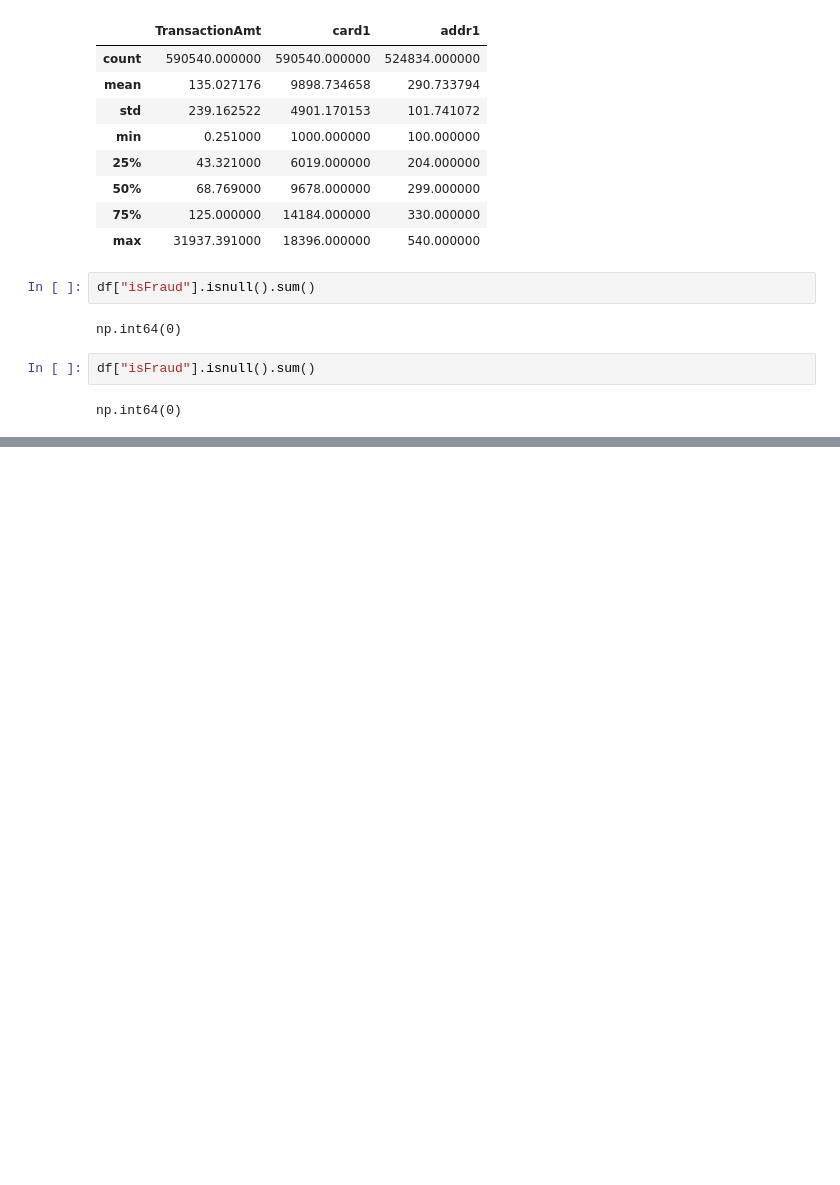
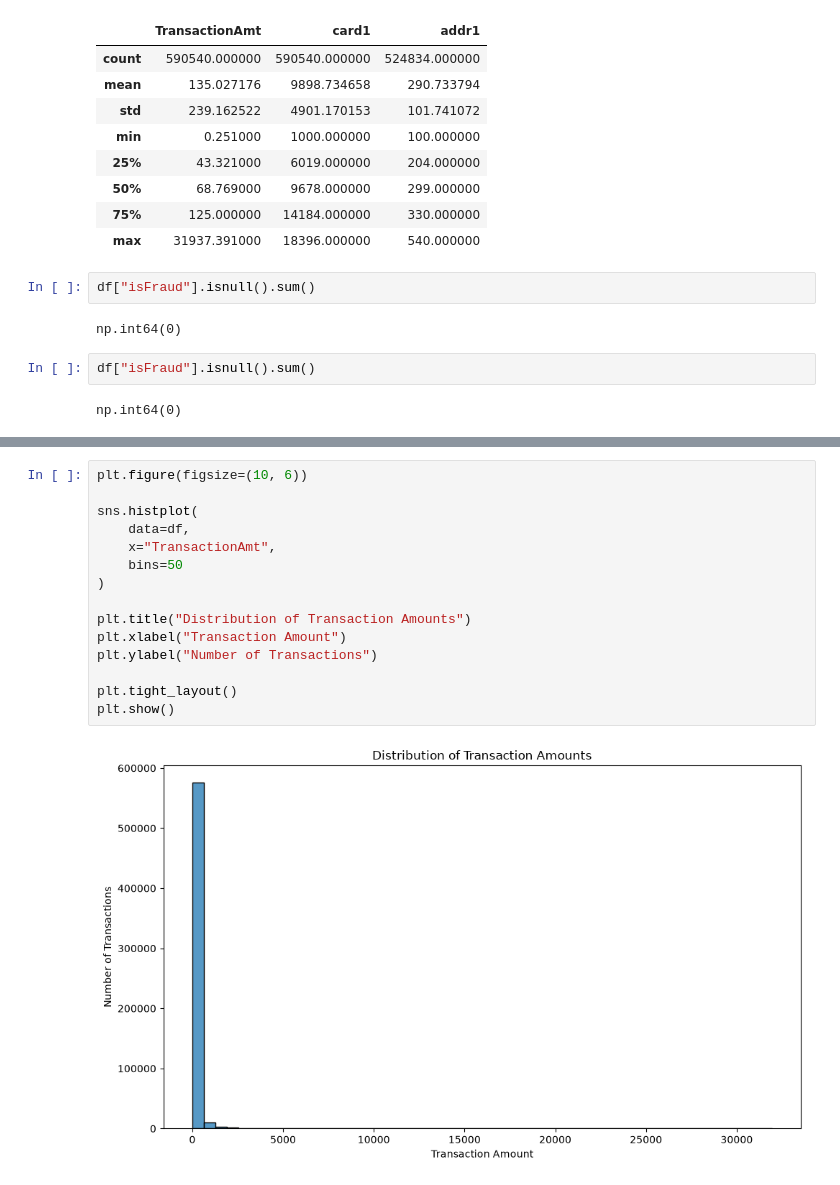
Before and after one commit to rajvardhan210/-AI-Financial-Risk, a Jupyter notebook: notebooks/01_data_exploration.ipynb, the cells around one changed output, grey strips where cells are left out. Saved outputs shown, nothing was run; the diff lists cells and outputs as text; blank space fills up the shorter version.

```diff
--- a/notebooks/01_data_exploration.ipynb
+++ b/notebooks/01_data_exploration.ipynb
@@ -169,0 +284,17 @@ np.int64(0)
+# %%
+plt.figure(figsize=(10, 6))
+
+sns.histplot(
+    data=df,
+    x="TransactionAmt",
+    bins=50
+)
+
+plt.title("Distribution of Transaction Amounts")
+plt.xlabel("Transaction Amount")
+plt.ylabel("Number of Transactions")
+
+plt.tight_layout()
+plt.show()
+# %% [output]
+[figure, added]
```
Also changed, not shown: parts of 12 cells of this notebook, 6 other files.
